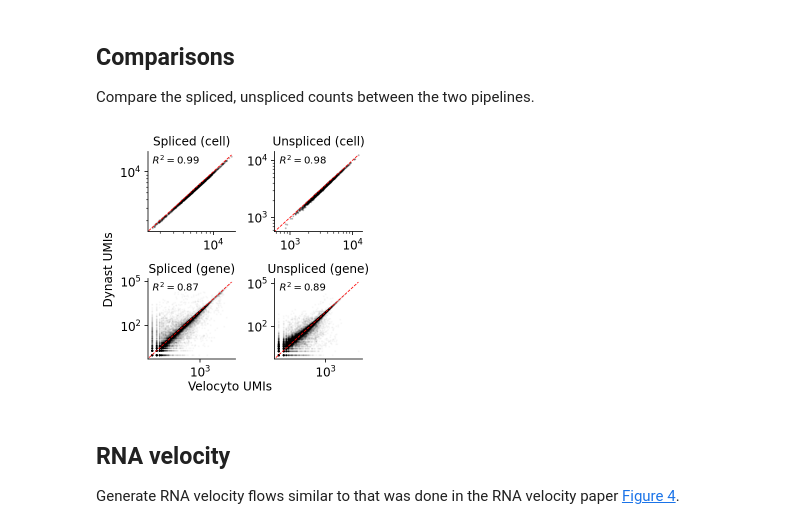
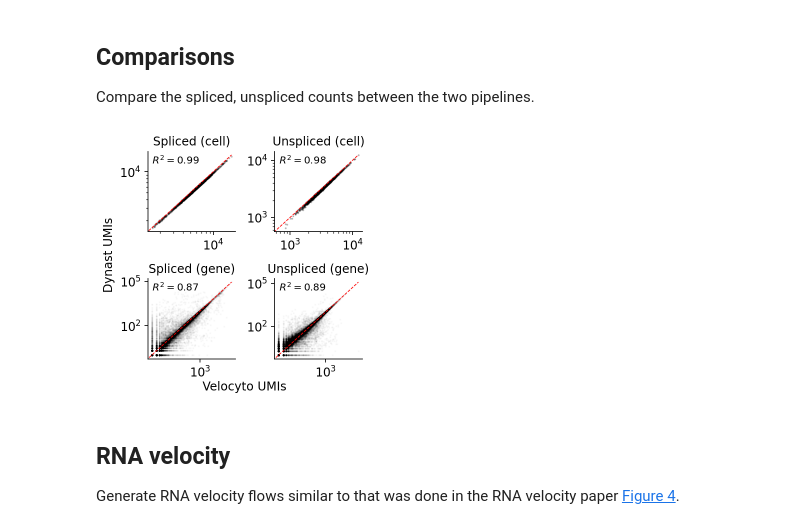
Before and after one commit to Lioscro/dynast-thesis, a Jupyter notebook: velocyto/validation.ipynb, the cells around one changed output. Saved outputs shown, nothing was run; the diff lists cells and outputs as text; code cells hidden in the pictures.

```diff
--- a/velocyto/validation.ipynb
+++ b/velocyto/validation.ipynb
@@ -100,36 +100,36 @@ for accession in accessions:
 
     velocyto_cell_spliced.extend(velocyto_adata.layers['spliced'].sum(axis=1).A.flatten())
     dynast_cell_spliced.extend(dynast_adata.layers['spliced'].sum(axis=1).A.flatten())
 
     velocyto_cell_unspliced.extend(velocyto_adata.layers['unspliced'].sum(axis=1).A.flatten())
     dynast_cell_unspliced.extend(dynast_adata.layers['unspliced'].sum(axis=1).A.flatten())
 
     velocyto_gene_spliced.extend(velocyto_adata.layers['spliced'].sum(axis=0).A.flatten())
     dynast_gene_spliced.extend(dynast_adata.layers['spliced'].sum(axis=0).A.flatten())
 
     velocyto_gene_unspliced.extend(velocyto_adata.layers['unspliced'].sum(axis=0).A.flatten())
     dynast_gene_unspliced.extend(dynast_adata.layers['unspliced'].sum(axis=0).A.flatten())
 
 fig, axes = plt.subplots(figsize=(4, 4), ncols=2, nrows=2, tight_layout=True)
 plot_correlation(velocyto_cell_spliced, dynast_cell_spliced, 0.2, axes[0,0])
 axes[0, 0].set_title('Spliced (cell)')
 
 plot_correlation(velocyto_cell_unspliced, dynast_cell_unspliced, 0.2, axes[0,1])
 axes[0, 1].set_title('Unspliced (cell)')
 
 plot_correlation(velocyto_gene_spliced, dynast_gene_spliced, 0.02, axes[1,0])
 axes[1, 0].set_title('Spliced (gene)')
 
 plot_correlation(velocyto_gene_unspliced, dynast_gene_unspliced, 0.02, axes[1,1])
 axes[1, 1].set_title('Unspliced (gene)')
 
-fig.supylabel('Dynast UMIs', x=0.06)
-fig.supxlabel('Velocyto UMIs', y=0.07)
+fig.supylabel('Dynast UMIs', x=0.06, y=0.55)
+fig.supxlabel('Velocyto UMIs', y=0.07, x=0.55)
 
 fig.savefig('figures/velocyto_umis.pdf', bbox_inches='tight')
 fig.savefig('figures/velocyto_umis.png', bbox_inches='tight', dpi=144)
 # %% [output]
-[figure, old version]
+[figure, new version]
 # %% [markdown]
 ## RNA velocity
 
```
Also changed, not shown: parts of 1 cell of this notebook, 9 other files.
